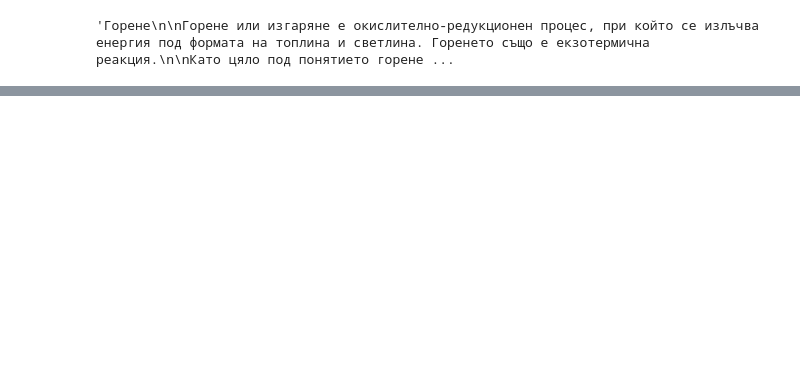
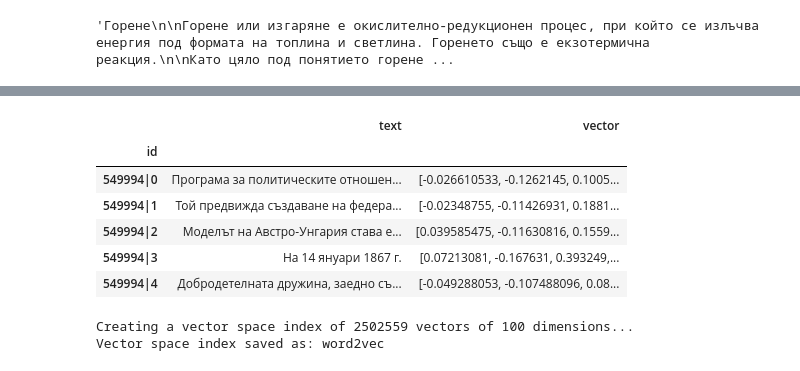
Before and after one commit to mhardalov/bg-reason-BERT, a Jupyter notebook: notebooks/retrieval-using-embeddings.ipynb, the cells around one changed output, grey strips where cells are left out. Saved outputs shown, nothing was run; the diff lists cells and outputs as text; code cells hidden in the pictures; blank space fills up the shorter version.

```diff
--- a/notebooks/retrieval-using-embeddings.ipynb
+++ b/notebooks/retrieval-using-embeddings.ipynb
@@ -167,0 +119,18 @@ len(objects)
+# %%
+# returns a dict which maps word to embedding vector
+def load_embeddings(embeddings_filename):
+    embeddings_index = {}
+
+#     with open(embeddings_filename) as f:
+    with codecs.open(embeddings_filename, 'r', encoding='utf-8', errors='ignore') as f:
+        for line in f:
+            values = line.split()
+            word = values[0]
+            coefs = np.asarray(values[1:], dtype='float32')
+            embeddings_index[word] = coefs
+
+    dimensions = len(coefs)
+    print('Found {} word vectors of {} dimensions.'.format(len(embeddings_index), dimensions))
+    return embeddings_index, dimensions
+# %%
+embeddings_index, embedding_dim = load_embeddings(config['embeddings_path'])
@@ -167,0 +157,21 @@ len(objects)
+# %%
+def tokenize_to_words(text):
+    return list(Text(text).words)
+
+def average_embeddings(word_embeddings, word_embeddings_dim, words):
+    embeddings = [
+        word_embeddings[word]
+        for word in words
+        if word in word_embeddings
+    ]
+
+    if len(embeddings) > 0:
+        return np.average(embeddings, axis=0)
+    else:
+        return np.zeros(word_embeddings_dim)
+
+def map_text_to_vector(word_embeddings, word_embeddings_dim, text):
+    return average_embeddings(word_embeddings, word_embeddings_dim, tokenize_to_words(text))
+# %%
+# map each text to a vector
+df_chunked['vector'] = df_chunked.progress_apply(lambda x: map_text_to_vector(embeddings_index, embedding_dim, x['text']), axis=1)
@@ -167,0 +181,19 @@ len(objects)
+# %%
+# df_chunked.to_csv('../data/context/df_chunked_word2vec.csv')
+df_chunked.head()
+# %% [output]
+|  | text | vector |
+| id |  |  |
+| 549994|0 | Програма за политическите отношен... | [-0.026610533, -0.1262145, 0.1005... |
+| 549994|1 | Той предвижда създаване на федера... | [-0.02348755, -0.11426931, 0.1881... |
+| 549994|2 | Моделът на Австро-Унгария става е... | [0.039585475, -0.11630816, 0.1559... |
+| 549994|3 | На 14 януари 1867 г. | [0.07213081, -0.167631, 0.393249,... |
+| 549994|4 | Добродетелната дружина, заедно съ... | [-0.049288053, -0.107488096, 0.08... |
+# %%
+vector_index = create_vector_space_index(
+    vectors=df_chunked['vector'].tolist(),
+    index_name=config['embeddings_index_name']
+)
+# %% [output]
+Creating a vector space index of 2502559 vectors of 100 dimensions...
+Vector space index saved as: word2vec
```
Also changed, not shown: parts of 33 cells of this notebook.
